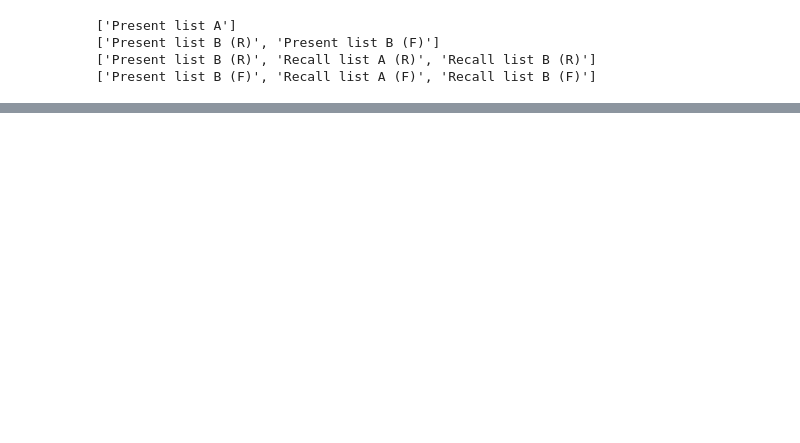
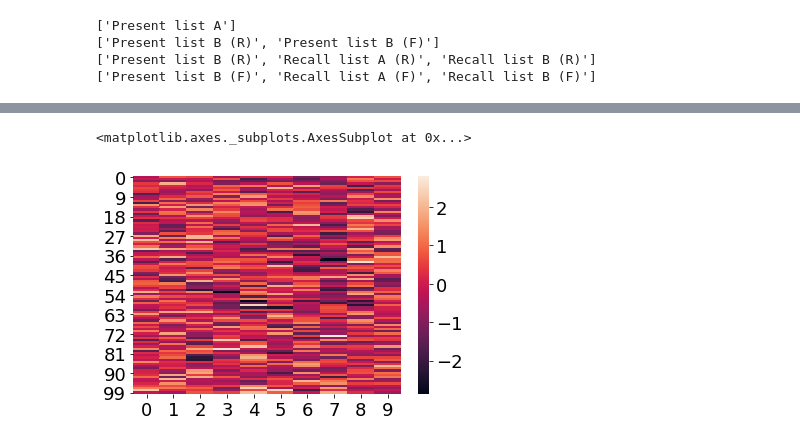
Before and after one commit to ContextLab/directed-forgetting-network-dynamics, a Jupyter notebook: code/network_analyses.ipynb, the cells around one changed output, grey strips where cells are left out. Cells and saved outputs as stored; diff of their text form; code cells hidden in the pictures; blank space fills up the shorter version.

```diff
--- a/code/network_analyses.ipynb
+++ b/code/network_analyses.ipynb
@@ -208,0 +227,11 @@ def ribbon(x, y, lb, ub=None, color='k', alpha='0.5'):
+# %%
+x = np.random.randn(100, 10)
+# %%
+f1 = hyp.tools.format_data(x)
+f2 = hyp.tools.format_data(x)
+f3 = hyp.tools.format_data(x)
+# %%
+sns.heatmap(f1[0])
+# %% [output]
+<matplotlib.axes._subplots.AxesSubplot at 0x...>
+[figure, added]
```
Also changed, not shown: parts of 18 cells of this notebook.
